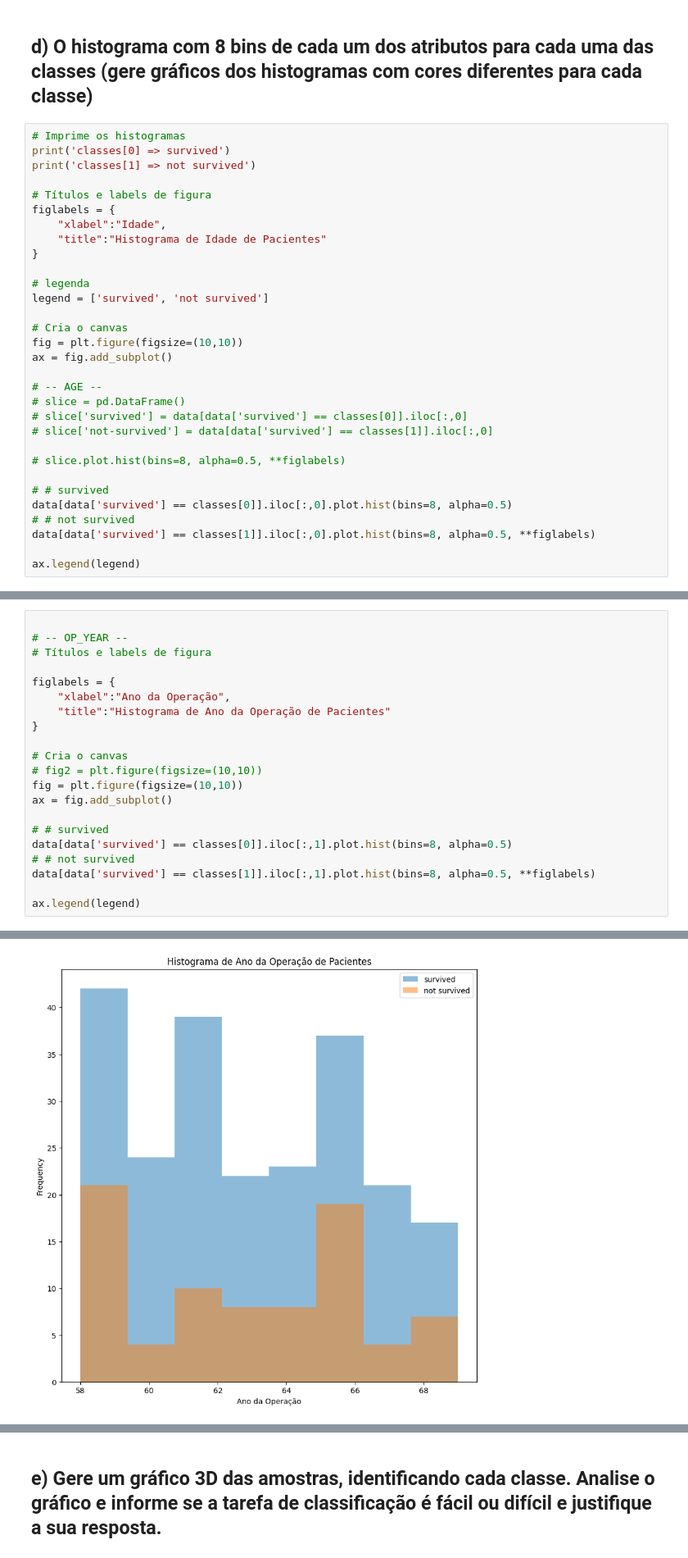
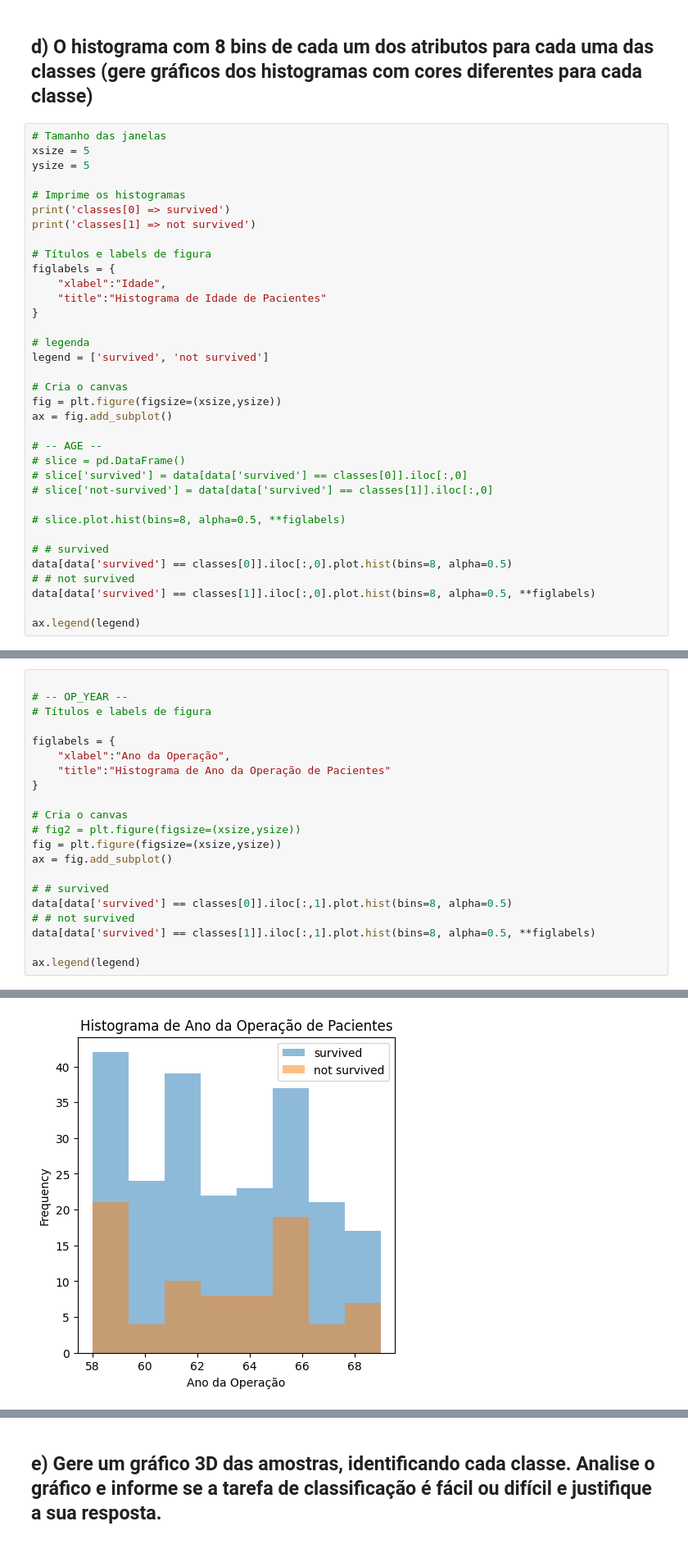
Before and after one commit to Harmonia2Side/machine-learning-laboratory-2023-2, a Jupyter notebook: lista1/lista1_breno_odnan.ipynb, the cells around one changed output, grey strips where cells are left out. Shown at 82% size. Drawn from its saved outputs; the diff is of its cells as text.

```diff
--- a/lista1/lista1_breno_odnan.ipynb
+++ b/lista1/lista1_breno_odnan.ipynb
@@ -111,6 +111,10 @@ print(eigVectors)
 # %% [markdown]
 ## d) O histograma com 8 bins de cada um dos atributos para cada uma das classes (gere gráficos dos histogramas com cores diferentes para cada classe)
 # %%
+# Tamanho das janelas
+xsize = 5
+ysize = 5
+
 # Imprime os histogramas
 print('classes[0] => survived')
 print('classes[1] => not survived')
@@ -125,7 +129,7 @@ figlabels = {
 legend = ['survived', 'not survived']
 
 # Cria o canvas
-fig = plt.figure(figsize=(10,10))
+fig = plt.figure(figsize=(xsize,ysize))
 ax = fig.add_subplot()
 
 # -- AGE --
@@ -149,27 +153,27 @@ classes[1] => not survived
 # %%
 
 # -- OP_YEAR --
 # Títulos e labels de figura
 
 figlabels = {
     "xlabel":"Ano da Operação",
     "title":"Histograma de Ano da Operação de Pacientes"
 }
 
 # Cria o canvas
-# fig2 = plt.figure(figsize=(10,10))
-fig = plt.figure(figsize=(10,10))
+# fig2 = plt.figure(figsize=(xsize,ysize))
+fig = plt.figure(figsize=(xsize,ysize))
 ax = fig.add_subplot()
 
 # # survived
 data[data['survived'] == classes[0]].iloc[:,1].plot.hist(bins=8, alpha=0.5)
 # # not survived
 data[data['survived'] == classes[1]].iloc[:,1].plot.hist(bins=8, alpha=0.5, **figlabels)
 
 ax.legend(legend)
 # %% [output]
 <matplotlib.legend.Legend at 0x...>
-[figure, old version]
+[figure, new version]
 # %%
 # -- pos_nodes --
 # Títulos e labels de figura
```
Also changed, not shown: parts of 9 cells of this notebook, 2 other files.
